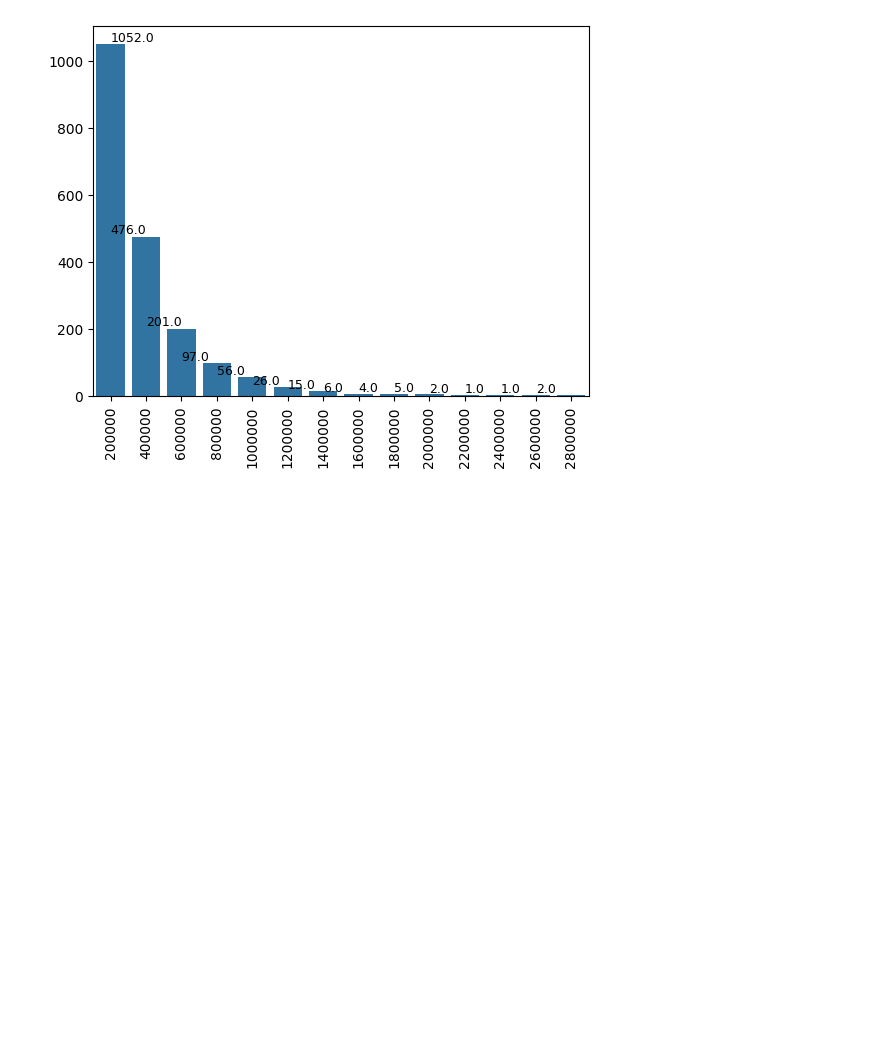
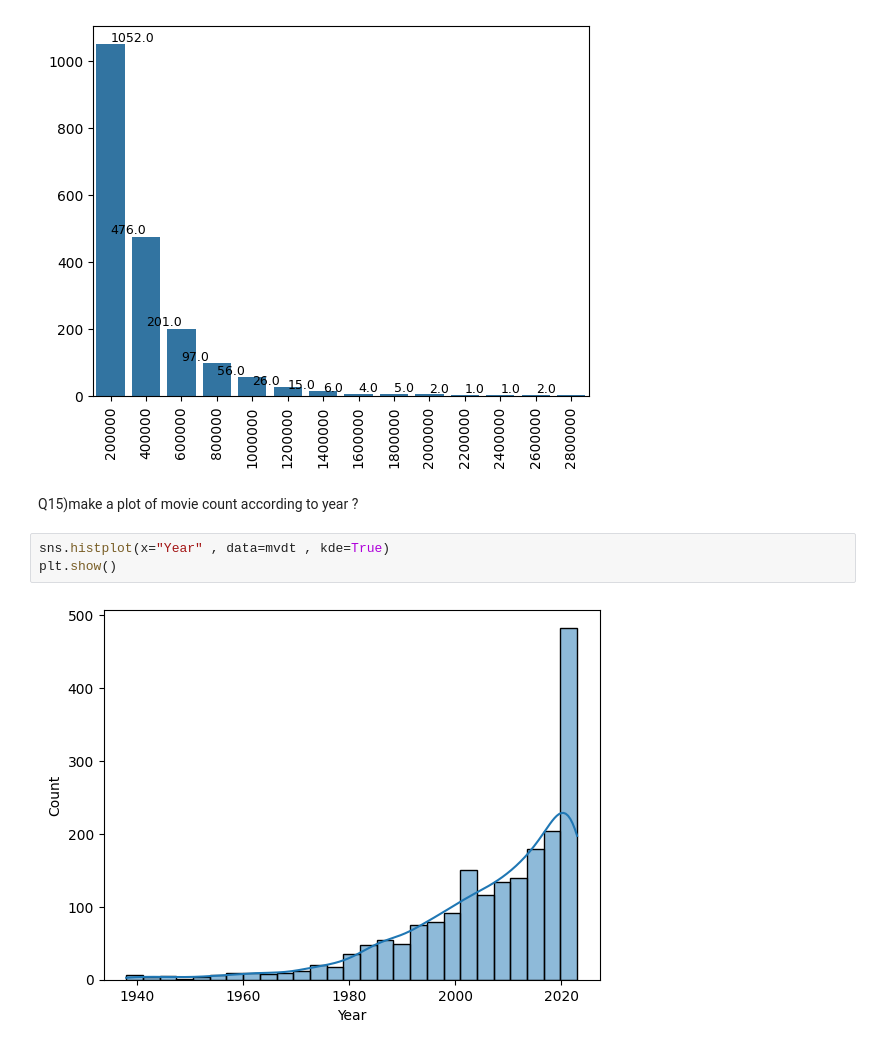
Before and after one commit to manu8274/1language-C, a Jupyter notebook: class/2nd_YR/4th_SEM/lec_4_AIML/project/st1_project/1.ipynb, the cells around one changed output. Saved outputs shown, nothing was run; the diff lists cells and outputs as text; blank space fills up the shorter version.

```diff
--- a/class/2nd_YR/4th_SEM/lec_4_AIML/project/st1_project/1.ipynb
+++ b/class/2nd_YR/4th_SEM/lec_4_AIML/project/st1_project/1.ipynb
@@ -401,3 +401,10 @@ for bar in plt.gca().patches:
 plt.show()
 # %% [output]
 [figure]
+# %% [markdown]
+Q15)make a plot of movie count according to year ?
+# %%
+sns.histplot(x="Year" , data=mvdt , kde=True)
+plt.show()
+# %% [output]
+[figure, added]
```
Also changed, not shown: 1 other file.
